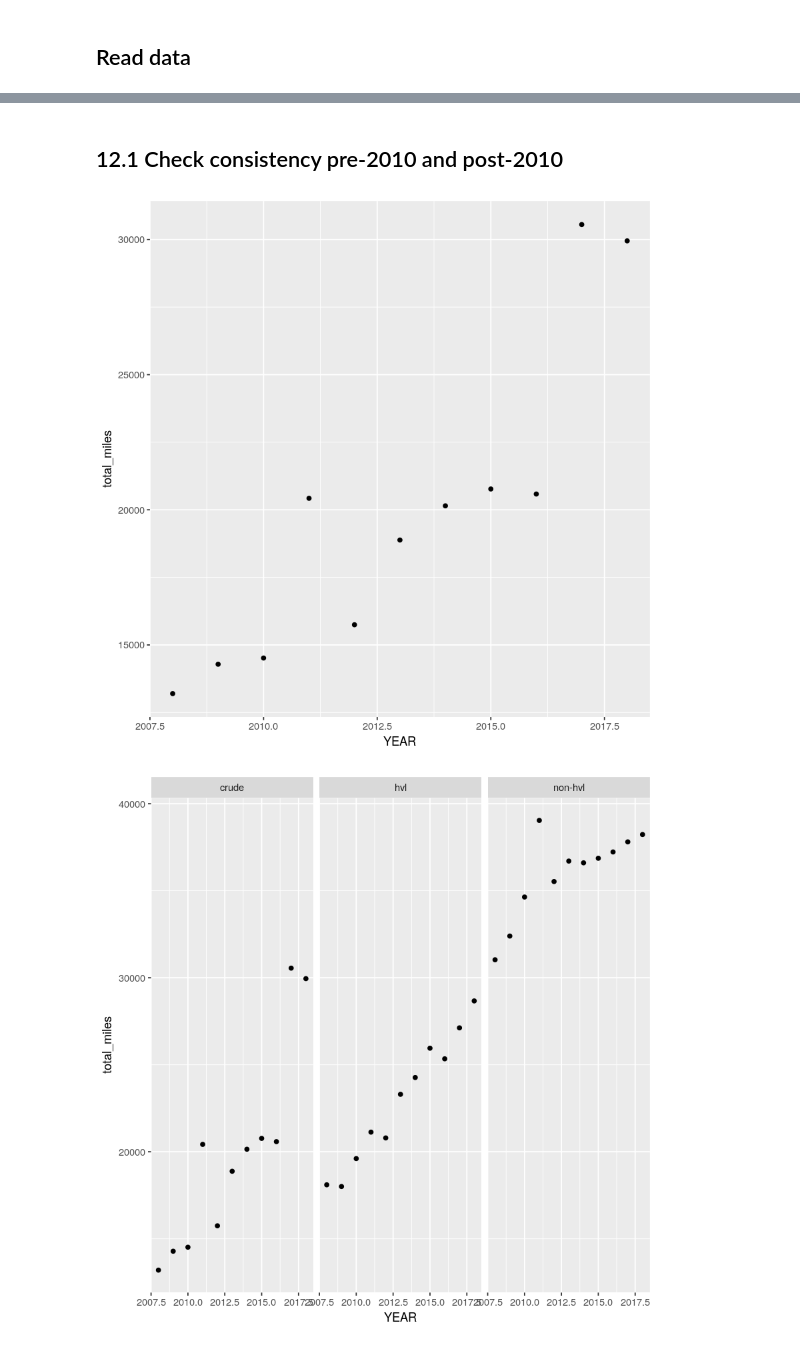
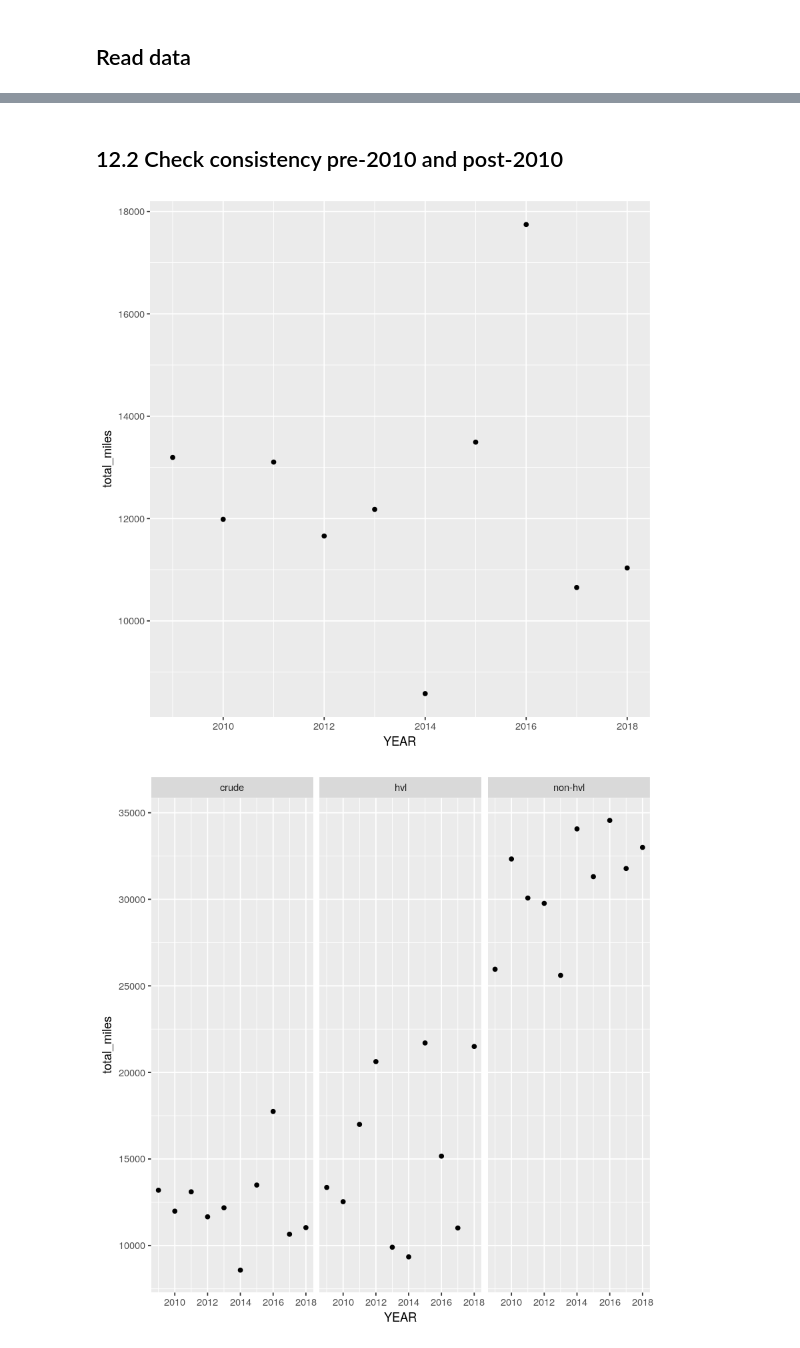
Before and after one commit to julianbarg/oil_industry, a Jupyter notebook: workbooks/12r_data_exploratino_graphs.ipynb, the cells around one changed output, grey strips where cells are left out. Saved outputs shown, nothing was run; the diff lists cells and outputs as text; code cells hidden in the pictures.

```diff
--- a/workbooks/12r_data_exploratino_graphs.ipynb
+++ b/workbooks/12r_data_exploratino_graphs.ipynb
@@ -1,7 +1,7 @@
 # %% [markdown]
 # 12. Data exploration - model (graphs)
 # %%
-sample_features_file <- "../preprocessed_data/sample_features_2019-09-02.feather"
+sample_features_file <- "../preprocessed_data/sample_features_2019-09-03.feather"
 sample_crude_file <- "../preprocessed_data/sample_features_crude_2019-09-02.feather"
 sample_none_new_file <- "../preprocessed_data/sample_none_new_2019-09-02.feather"
 # %%
@@ -38,5 +74,5 @@ $ miles_x_change        <dbl> 1.179650e+08, 2.492186e+06, 4.659043e+06, 1.307…
 # %% [markdown]
-## 12.1 Check consistency pre-2010 and post-2010
+## 12.2 Check consistency pre-2010 and post-2010
 # %%
 sample %>%
     filter(!is.na(MILES)) %>%
@@ -46,15 +82,15 @@ sample %>%
     ggplot(aes(x=YEAR, y = total_miles)) +
         geom_point()
 # %% [output]
-[figure, old version]
+[figure, new version]
 # %%
-sample_none_new %>%
+sample %>%
     filter(!is.na(MILES)) %>%
     group_by(COMMODITY, YEAR) %>%
     summarize(total_miles = sum(MILES)) %>%
     ggplot(aes(x=YEAR, y = total_miles)) +
         geom_point() +
         facet_wrap(.~COMMODITY)
 # %% [output]
-[figure, old version]
+[figure, new version]
 # %% [markdown]
```
Also changed, not shown: parts of 16 cells of this notebook, 1 other file.
